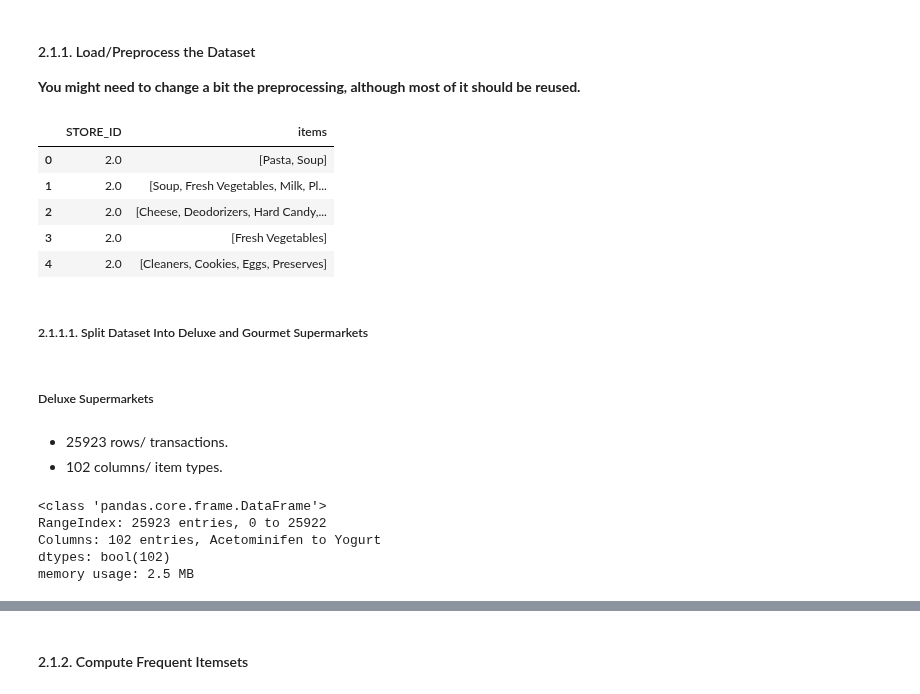
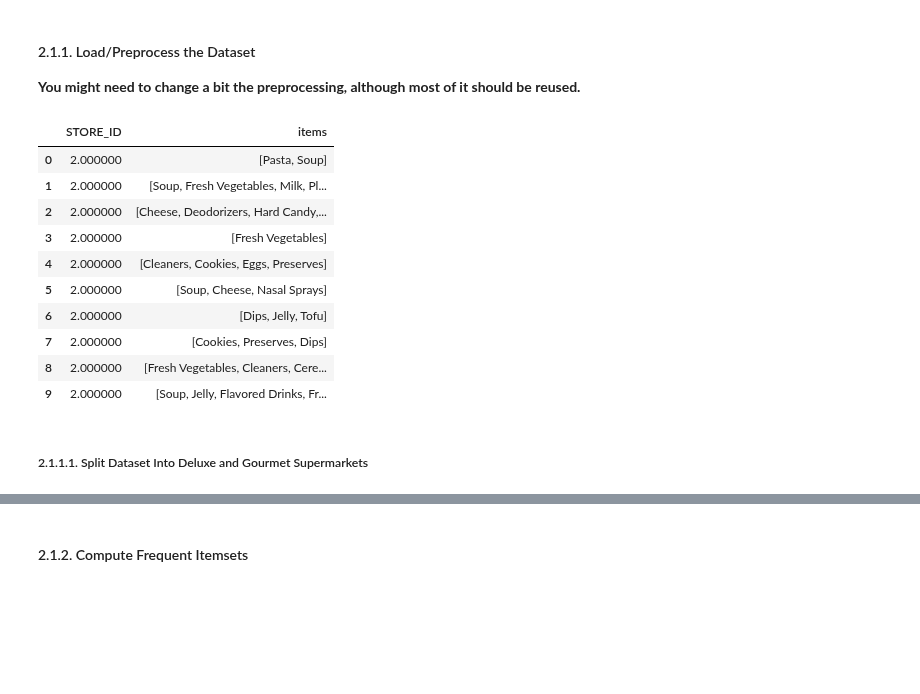
Before and after one commit to ijustsnapped/DataMine_PI, a Jupyter notebook: PD_202425_Project1/PD_202425_Project.ipynb, the cells around one changed output, grey strips where cells are left out. Drawn from its saved outputs; the diff is of its cells as text; code cells hidden in the pictures; blank space fills up the shorter version.

```diff
--- a/PD_202425_Project1/PD_202425_Project.ipynb
+++ b/PD_202425_Project1/PD_202425_Project.ipynb
@@ -2073,7 +2069,7 @@ def load_transactions(filename: str) -> pd.DataFrame:
     """
     Reads the raw CSV, inserts missing commas between numeric alphabetic runs,
     parses STORE_ID and product=quantity pairs, and returns a DataFrame with:
-      • STORE_ID (int)
+      • STORE_ID (unlike the prior extraction function)
       • items (List[str]) — only products with quantity>0
     """
     with open(filename, "r", encoding="utf-8") as f:
@@ -2081,39 +2077,44 @@ def load_transactions(filename: str) -> pd.DataFrame:
     # Fix lines where digits run directly into letters (e.g. "Soup=1FreshVegetables")
     fixed = re.sub(r'(?<=[0-9])(?=[A-Za-z])', ',', raw)
     reader = csv.reader(io.StringIO(fixed), delimiter=',')
 
     records = []
     for row in reader:
         rec = {'STORE_ID': None, 'items': []}
         for kv in row:
             if '=' not in kv:
                 continue
             key, val = kv.split('=', 1)
             key = key.strip()
             try:
                 # STORE_ID field
                 if key == "STORE_ID":
                     rec['STORE_ID'] = int(val)
                 # product fields
                 elif float(val) > 0:
                     rec['items'].append(key)
             except ValueError:
                 # ignore any malformed entries
                 continue
         records.append(rec)
 
     return pd.DataFrame(records)
 
 filename = "Foodmart_2025_DM.csv"
 df_all = load_transactions(filename)
-df_all.head()
+df_all.head(10)
 # %% [output]
 |  | STORE_ID | items |
-| 0 | 2.0 | [Pasta, Soup] |
-| 1 | 2.0 | [Soup, Fresh Vegetables, Milk, Pl... |
-| 2 | 2.0 | [Cheese, Deodorizers, Hard Candy,... |
-| 3 | 2.0 | [Fresh Vegetables] |
-| 4 | 2.0 | [Cleaners, Cookies, Eggs, Preserves] |
+| 0 | 2.000000 | [Pasta, Soup] |
+| 1 | 2.000000 | [Soup, Fresh Vegetables, Milk, Pl... |
+| 2 | 2.000000 | [Cheese, Deodorizers, Hard Candy,... |
+| 3 | 2.000000 | [Fresh Vegetables] |
+| 4 | 2.000000 | [Cleaners, Cookies, Eggs, Preserves] |
+| 5 | 2.000000 | [Soup, Cheese, Nasal Sprays] |
+| 6 | 2.000000 | [Dips, Jelly, Tofu] |
+| 7 | 2.000000 | [Cookies, Preserves, Dips] |
+| 8 | 2.000000 | [Fresh Vegetables, Cleaners, Cere... |
+| 9 | 2.000000 | [Soup, Jelly, Flavored Drinks, Fr... |
 # %% [markdown]
 ##### 2.1.1.1. Split Dataset Into Deluxe and Gourmet Supermarkets
 # %%
@@ -2143,15 +2140,2 @@ te_ary_gourmet = te.transform(transactions_gourmet)
 binary_deluxe  = pd.DataFrame(te_ary_deluxe,  columns=te.columns_)
 binary_gourmet = pd.DataFrame(te_ary_gourmet, columns=te.columns_)
-# %% [markdown]
-##### Deluxe Supermarkets
-# %% [markdown]
-* 25923 rows/ transactions.
-* 102 columns/ item types.
-# %%
-binary_deluxe.info()
-# %% [output]
-<class 'pandas.core.frame.DataFrame'>
-RangeIndex: 25923 entries, 0 to 25922
-Columns: 102 entries, Acetominifen to Yogurt
-dtypes: bool(102)
-memory usage: 2.5 MB
```
Also changed, not shown: parts of 15 cells of this notebook.
